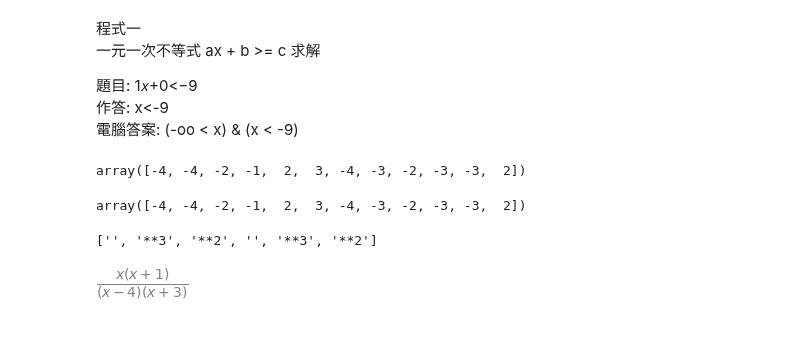
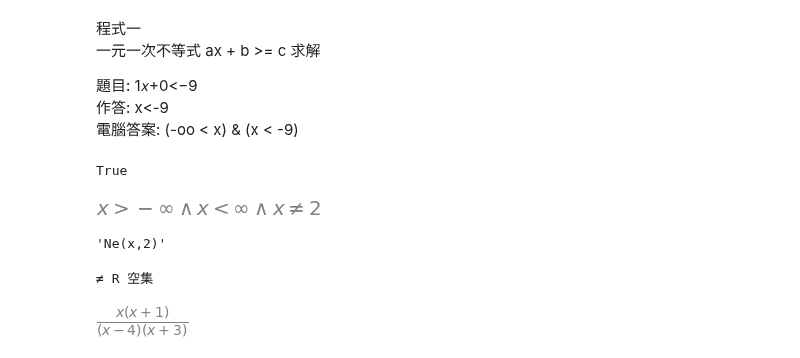
Before and after one commit to eddylin2015/mathsym, a Jupyter notebook: PF501高二一元二次不等式.ipynb, the cells around one changed output. Drawn from its saved outputs; the diff is of its cells as text; code cells hidden in the pictures; blank space fills up the shorter version.

```diff
--- a/PF501高二一元二次不等式.ipynb
+++ b/PF501高二一元二次不等式.ipynb
@@ -16,34 +16,55 @@ solve_univariate_inequality(fx ,x)
 題目: 1𝑥+0<−9
 作答: x<-9
 電腦答案: (-oo < x) & (x < -9)
-# %%
-import random                                     #亂數
-import sympy as sp                                #sympy 簡易別名 sp
-import numpy as np
-import lib
-from lib import GetTE
-from sympy.parsing.sympy_parser import parse_expr #文字字串, 解釋成, Sympy 運算式
-from sympy.solvers.inequalities import solve_univariate_inequality
-sp.init_printing("mathjax")                       #sp.init_printing()  168
-from IPython.display import Latex,HTML,Markdown
-ai=np.random.choice(range(-4,4),12)
-display(ai)
-for i, a_ in enumerate(ai):
-    if a_ ==0 : ai[i]=1
-display(ai)
-
-bi=[]
-for i in range(0,6):
-    r=random.choice([1,2,3])
-    if r==1 :
-        bi.append("")
-    else:
-        bi.append(f"**{r}")
-display(bi)
-# %% [output]
-array([-4, -4, -2, -1,  2,  3, -4, -3, -2, -3, -3,  2])
-array([-4, -4, -2, -1,  2,  3, -4, -3, -2, -3, -3,  2])
-['', '**3', '**2', '', '**3', '**2']
+# %%
+import random                                     #亂數
+import sympy as sp                                #sympy 簡易別名 sp
+import numpy as np
+import lib
+from lib import GetTE
+from sympy.parsing.sympy_parser import parse_expr #文字字串, 解釋成, Sympy 運算式
+from sympy.solvers.inequalities import solve_univariate_inequality
+sp.init_printing("mathjax")                       #sp.init_printing()  168
+from IPython.display import Latex,HTML,Markdown
+x=sp.symbols('x')
+fx=(2*x-4)*(3*x-6)>0
+Val=solve_univariate_inequality(fx,x)
+
+Flag=False
+ans="(-oo < x) & (x > oo)"
+ans="Ne(x,2)"
+a1 = ans.split("|")
+a2 = ans.split("&")
+try:
+    if len(a1) > 1:
+        a_ = []
+        for aa_ in a1:
+            a_.append(sp.solve(aa_))
+        Flag = (a_[0] | a_[1]) == Val
+    elif len(a2) > 1:
+        a_ = []
+        for aa_ in a2:
+            a_.append(sp.parse_expr(aa_))
+        Flag = reduce_rational_inequalities([[a_[0], a_[1]]], x) == Val
+    elif ans == '空集' or ans == '0'  or ans=='False' or ans=="false":
+        if str(Val) == "False":
+            Flag = True
+    else:
+        Flag = sp.solve(ans) == Val
+except:
+    pass
+
+print(Flag)
+display(Val)
+display(ans)
+print("≠ R 空集")
+#fx = parse_expr(express_str, evaluate=True)
+#sp.solve(ans) == Val
+# %% [output]
+True
+[figure, added]
+'Ne(x,2)'
+≠ R 空集
 # %%
 import random                                     #亂數
 import sympy as sp                                #sympy 簡易別名 sp
```
Also changed, not shown: 1 other file.
